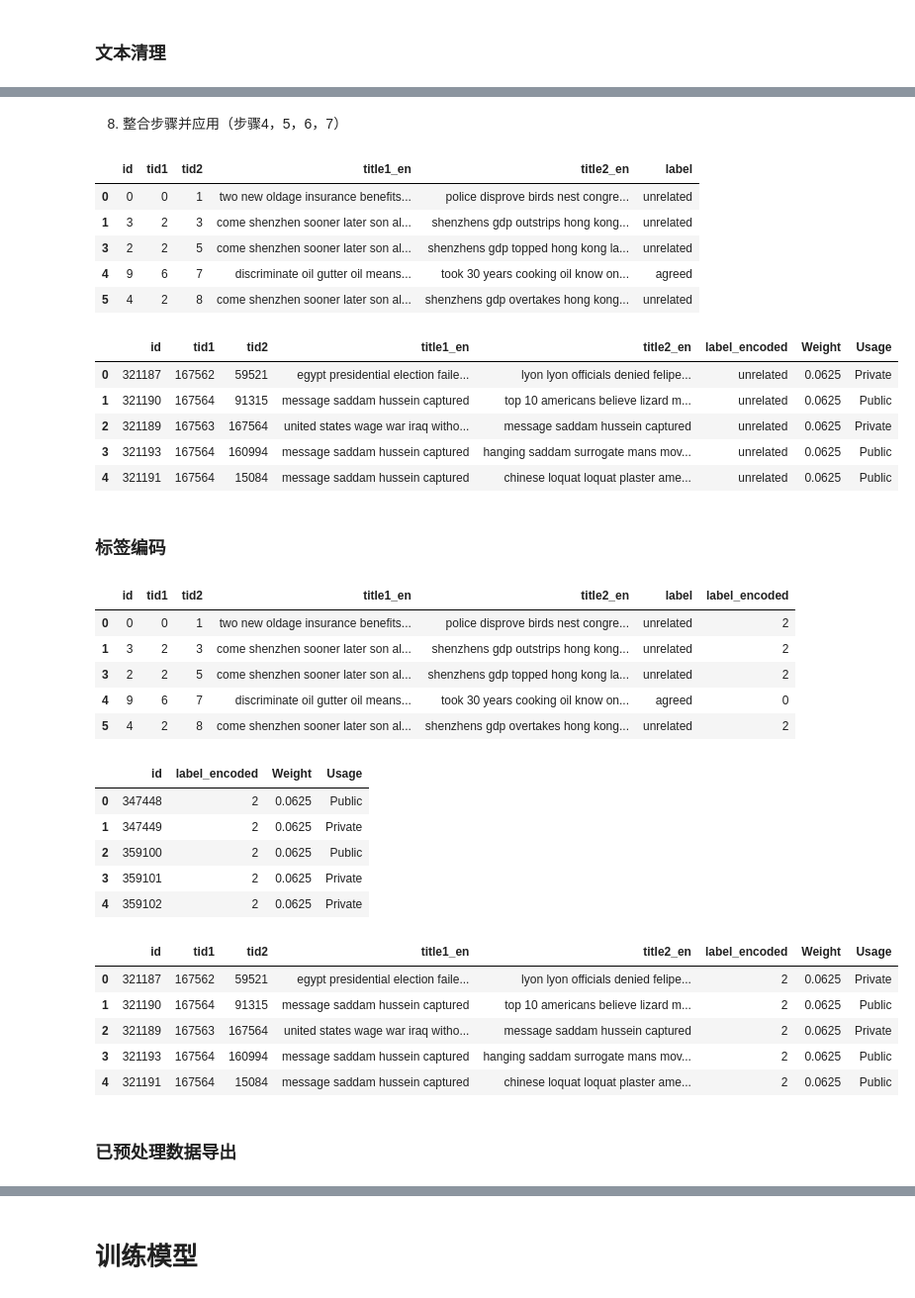
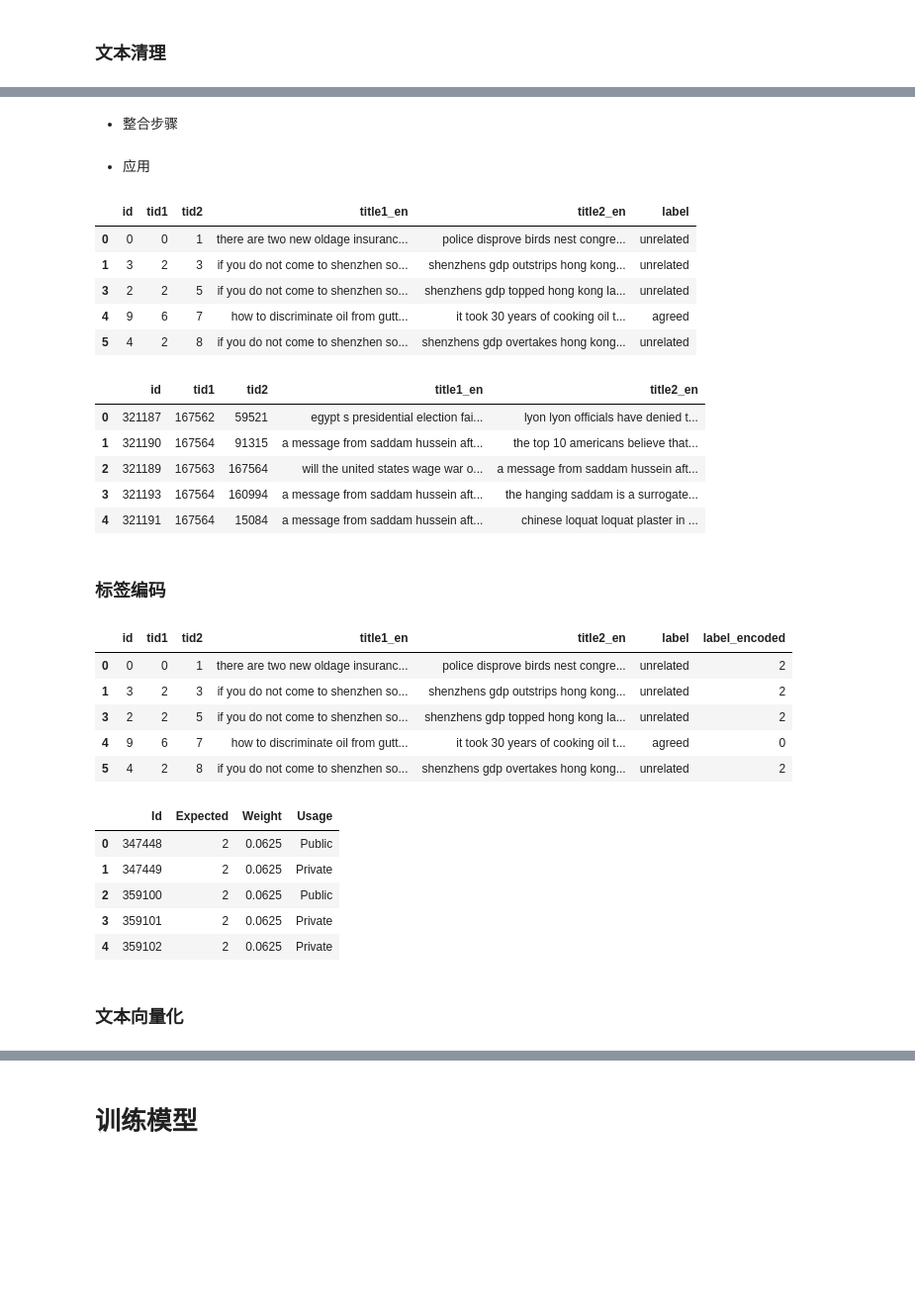
Before and after one commit to Douglas2oo/Transformer-Paddle, a Jupyter notebook: transformer_train.ipynb, the cells around one changed output, grey strips where cells are left out. Shown at 99% size. Drawn from its saved outputs; the diff is of its cells as text; code cells hidden in the pictures; blank space fills up the shorter version.

```diff
--- a/transformer_train.ipynb
+++ b/transformer_train.ipynb
@@ -140,39 +144,41 @@ def remove_stopwords(text):
 # %%
 def remove_extra_spaces(text):
     return re.sub(r'\s+', ' ', text).strip()
-# %% [markdown]
-8. 整合步骤并应用（步骤4，5，6，7）
+# %% [markdown]
+* 整合步骤
 # %%
 def clean_text(text):
     text = remove_punctuation(text)
     text = to_lowercase(text)
-    text = remove_stopwords(text)
+    # text = remove_stopwords(text)
     text = remove_extra_spaces(text)
     return text
-
-train['title1_en'] = train['title1_en'].apply(clean_text)
-train['title2_en'] = train['title2_en'].apply(clean_text)
-
-train.head()
-# %% [output]
-|  | id | tid1 | tid2 | title1_en | title2_en | label |
-| 0 | 0 | 0 | 1 | two new oldage insurance benefits... | police disprove birds nest congre... | unrelated |
-| 1 | 3 | 2 | 3 | come shenzhen sooner later son al... | shenzhens gdp outstrips hong kong... | unrelated |
-| 3 | 2 | 2 | 5 | come shenzhen sooner later son al... | shenzhens gdp topped hong kong la... | unrelated |
-| 4 | 9 | 6 | 7 | discriminate oil gutter oil means... | took 30 years cooking oil know on... | agreed |
-| 5 | 4 | 2 | 8 | come shenzhen sooner later son al... | shenzhens gdp overtakes hong kong... | unrelated |
+# %% [markdown]
+* 应用
 # %%
-test_merged['title1_en'] = test_merged['title1_en'].apply(clean_text)
-test_merged['title2_en'] = test_merged['title2_en'].apply(clean_text)
+train['title1_en'] = train['title1_en'].apply(clean_text)
+train['title2_en'] = train['title2_en'].apply(clean_text)
 
-test_merged.head()
+train.head()
 # %% [output]
-|  | id | tid1 | tid2 | title1_en | title2_en | label_encoded | Weight | Usage |
-| 0 | 321187 | 167562 | 59521 | egypt presidential election faile... | lyon lyon officials denied felipe... | unrelated | 0.0625 | Private |
-| 1 | 321190 | 167564 | 91315 | message saddam hussein captured | top 10 americans believe lizard m... | unrelated | 0.0625 | Public |
-| 2 | 321189 | 167563 | 167564 | united states wage war iraq witho... | message saddam hussein captured | unrelated | 0.0625 | Private |
-| 3 | 321193 | 167564 | 160994 | message saddam hussein captured | hanging saddam surrogate mans mov... | unrelated | 0.0625 | Public |
-| 4 | 321191 | 167564 | 15084 | message saddam hussein captured | chinese loquat loquat plaster ame... | unrelated | 0.0625 | Public |
+|  | id | tid1 | tid2 | title1_en | title2_en | label |
+| 0 | 0 | 0 | 1 | there are two new oldage insuranc... | police disprove birds nest congre... | unrelated |
+| 1 | 3 | 2 | 3 | if you do not come to shenzhen so... | shenzhens gdp outstrips hong kong... | unrelated |
+| 3 | 2 | 2 | 5 | if you do not come to shenzhen so... | shenzhens gdp topped hong kong la... | unrelated |
+| 4 | 9 | 6 | 7 | how to discriminate oil from gutt... | it took 30 years of cooking oil t... | agreed |
+| 5 | 4 | 2 | 8 | if you do not come to shenzhen so... | shenzhens gdp overtakes hong kong... | unrelated |
+# %%
+test['title1_en'] = test['title1_en'].apply(clean_text)
+test['title2_en'] = test['title2_en'].apply(clean_text)
+
+test.head()
+# %% [output]
+|  | id | tid1 | tid2 | title1_en | title2_en |
+| 0 | 321187 | 167562 | 59521 | egypt s presidential election fai... | lyon lyon officials have denied t... |
+| 1 | 321190 | 167564 | 91315 | a message from saddam hussein aft... | the top 10 americans believe that... |
+| 2 | 321189 | 167563 | 167564 | will the united states wage war o... | a message from saddam hussein aft... |
+| 3 | 321193 | 167564 | 160994 | a message from saddam hussein aft... | the hanging saddam is a surrogate... |
+| 4 | 321191 | 167564 | 15084 | a message from saddam hussein aft... | chinese loquat loquat plaster in ... |
 # %% [markdown]
 ### 标签编码
 # %%
@@ -184,6 +190,7 @@ disagreed = 1
 unrelated = 2
 '''
 
+# 初始化 LabelEncoder
 label_encoder = LabelEncoder()
 
 train['label_encoded'] = label_encoder.fit_transform(train['label'])
@@ -191,32 +198,21 @@ train['label_encoded'] = label_encoder.fit_transform(train['label'])
 train.head()
 # %% [output]
 |  | id | tid1 | tid2 | title1_en | title2_en | label | label_encoded |
-| 0 | 0 | 0 | 1 | two new oldage insurance benefits... | police disprove birds nest congre... | unrelated | 2 |
-| 1 | 3 | 2 | 3 | come shenzhen sooner later son al... | shenzhens gdp outstrips hong kong... | unrelated | 2 |
-| 3 | 2 | 2 | 5 | come shenzhen sooner later son al... | shenzhens gdp topped hong kong la... | unrelated | 2 |
-| 4 | 9 | 6 | 7 | discriminate oil gutter oil means... | took 30 years cooking oil know on... | agreed | 0 |
-| 5 | 4 | 2 | 8 | come shenzhen sooner later son al... | shenzhens gdp overtakes hong kong... | unrelated | 2 |
+| 0 | 0 | 0 | 1 | there are two new oldage insuranc... | police disprove birds nest congre... | unrelated | 2 |
+| 1 | 3 | 2 | 3 | if you do not come to shenzhen so... | shenzhens gdp outstrips hong kong... | unrelated | 2 |
+| 3 | 2 | 2 | 5 | if you do not come to shenzhen so... | shenzhens gdp topped hong kong la... | unrelated | 2 |
+| 4 | 9 | 6 | 7 | how to discriminate oil from gutt... | it took 30 years of cooking oil t... | agreed | 0 |
+| 5 | 4 | 2 | 8 | if you do not come to shenzhen so... | shenzhens gdp overtakes hong kong... | unrelated | 2 |
 # %%
-solution['label_encoded'] = label_encoder.fit_transform(solution['label_encoded'])
+solution['Expected'] = label_encoder.fit_transform(solution['Expected'])
 
 solution.head()
 # %% [output]
-|  | id | label_encoded | Weight | Usage |
+|  | Id | Expected | Weight | Usage |
 | 0 | 347448 | 2 | 0.0625 | Public |
 | 1 | 347449 | 2 | 0.0625 | Private |
 | 2 | 359100 | 2 | 0.0625 | Public |
 | 3 | 359101 | 2 | 0.0625 | Private |
 | 4 | 359102 | 2 | 0.0625 | Private |
-# %%
-test_merged['label_encoded'] = label_encoder.fit_transform(test_merged['label_encoded'])
-
-test_merged.head()
-# %% [output]
-|  | id | tid1 | tid2 | title1_en | title2_en | label_encoded | Weight | Usage |
-| 0 | 321187 | 167562 | 59521 | egypt presidential election faile... | lyon lyon officials denied felipe... | 2 | 0.0625 | Private |
-| 1 | 321190 | 167564 | 91315 | message saddam hussein captured | top 10 americans believe lizard m... | 2 | 0.0625 | Public |
-| 2 | 321189 | 167563 | 167564 | united states wage war iraq witho... | message saddam hussein captured | 2 | 0.0625 | Private |
-| 3 | 321193 | 167564 | 160994 | message saddam hussein captured | hanging saddam surrogate mans mov... | 2 | 0.0625 | Public |
-| 4 | 321191 | 167564 | 15084 | message saddam hussein captured | chinese loquat loquat plaster ame... | 2 | 0.0625 | Public |
 # %% [markdown]
-### 已预处理数据导出
+### 文本向量化
```
Also changed, not shown: parts of 58 cells of this notebook.
